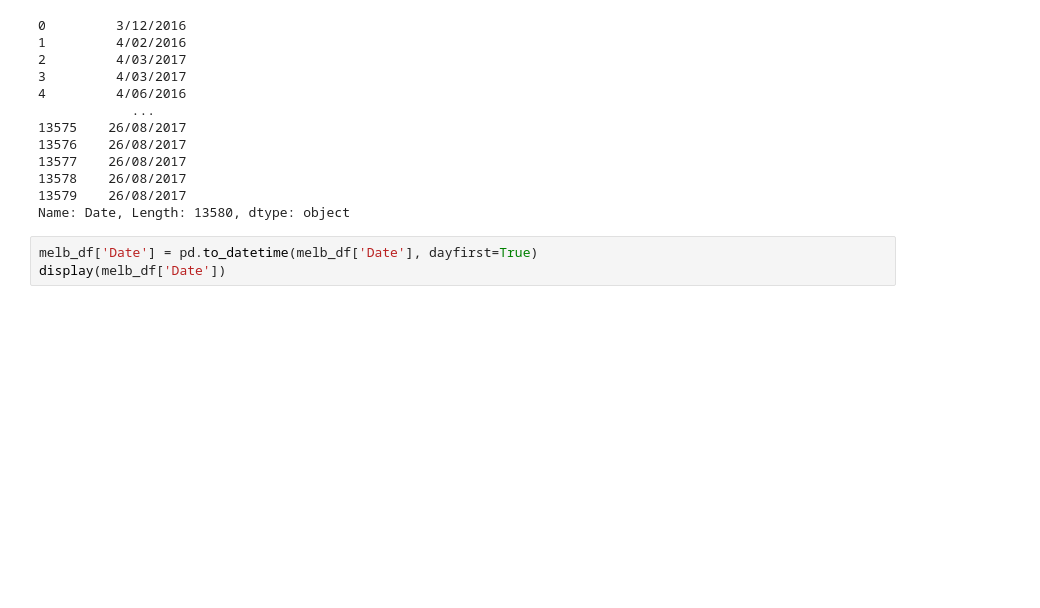
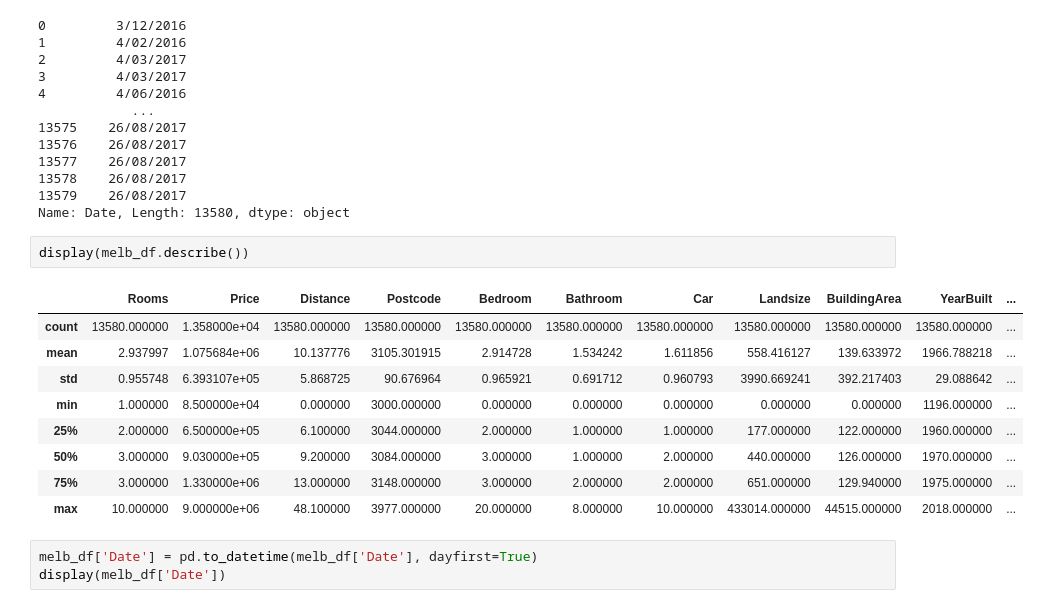
Before and after one commit to SlavaOsminin/SF_data_science, a Jupyter notebook: Skillfactory/PY_11_Базовые приемы работы с данными в Pandas/Базовые приемы работы с данными в Pandas.ipynb, the cells around one changed output. Drawn from its saved outputs; the diff is of its cells as text; blank space fills up the shorter version.

```diff
--- a/Skillfactory/PY_11_Базовые приемы работы с данными в Pandas/Базовые приемы работы с данными в Pandas.ipynb
+++ b/Skillfactory/PY_11_Базовые приемы работы с данными в Pandas/Базовые приемы работы с данными в Pandas.ipynb
@@ -127,6 +127,18 @@ display(melb_df['Date'])
 13578    26/08/2017
 13579    26/08/2017
 Name: Date, Length: 13580, dtype: object
+# %%
+display(melb_df.describe())
+# %% [output]
+|  | Rooms | Price | Distance | Postcode | Bedroom | Bathroom | Car | Landsize | BuildingArea | YearBuilt | ... |
+| count | 13580.000000 | 1.358000e+04 | 13580.000000 | 13580.000000 | 13580.000000 | 13580.000000 | 13580.000000 | 13580.000000 | 13580.000000 | 13580.000000 | ... |
+| mean | 2.937997 | 1.075684e+06 | 10.137776 | 3105.301915 | 2.914728 | 1.534242 | 1.611856 | 558.416127 | 139.633972 | 1966.788218 | ... |
+| std | 0.955748 | 6.393107e+05 | 5.868725 | 90.676964 | 0.965921 | 0.691712 | 0.960793 | 3990.669241 | 392.217403 | 29.088642 | ... |
+| min | 1.000000 | 8.500000e+04 | 0.000000 | 3000.000000 | 0.000000 | 0.000000 | 0.000000 | 0.000000 | 0.000000 | 1196.000000 | ... |
+| 25% | 2.000000 | 6.500000e+05 | 6.100000 | 3044.000000 | 2.000000 | 1.000000 | 1.000000 | 177.000000 | 122.000000 | 1960.000000 | ... |
+| 50% | 3.000000 | 9.030000e+05 | 9.200000 | 3084.000000 | 3.000000 | 1.000000 | 2.000000 | 440.000000 | 126.000000 | 1970.000000 | ... |
+| 75% | 3.000000 | 1.330000e+06 | 13.000000 | 3148.000000 | 3.000000 | 2.000000 | 2.000000 | 651.000000 | 129.940000 | 1975.000000 | ... |
+| max | 10.000000 | 9.000000e+06 | 48.100000 | 3977.000000 | 20.000000 | 8.000000 | 10.000000 | 433014.000000 | 44515.000000 | 2018.000000 | ... |
 # %%
 melb_df['Date'] = pd.to_datetime(melb_df['Date'], dayfirst=True)
 display(melb_df['Date'])
```
Also changed, not shown: parts of 29 cells of this notebook, 2 other files.
